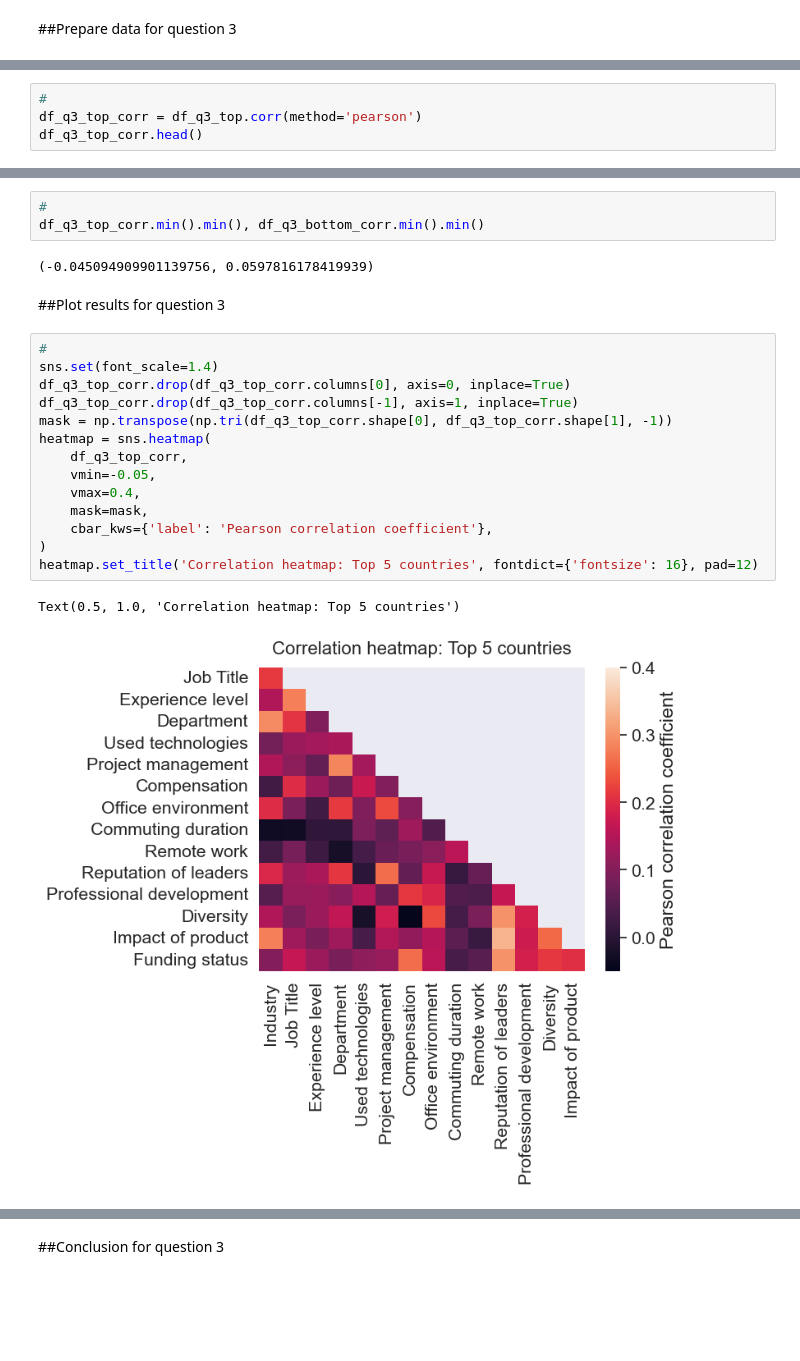
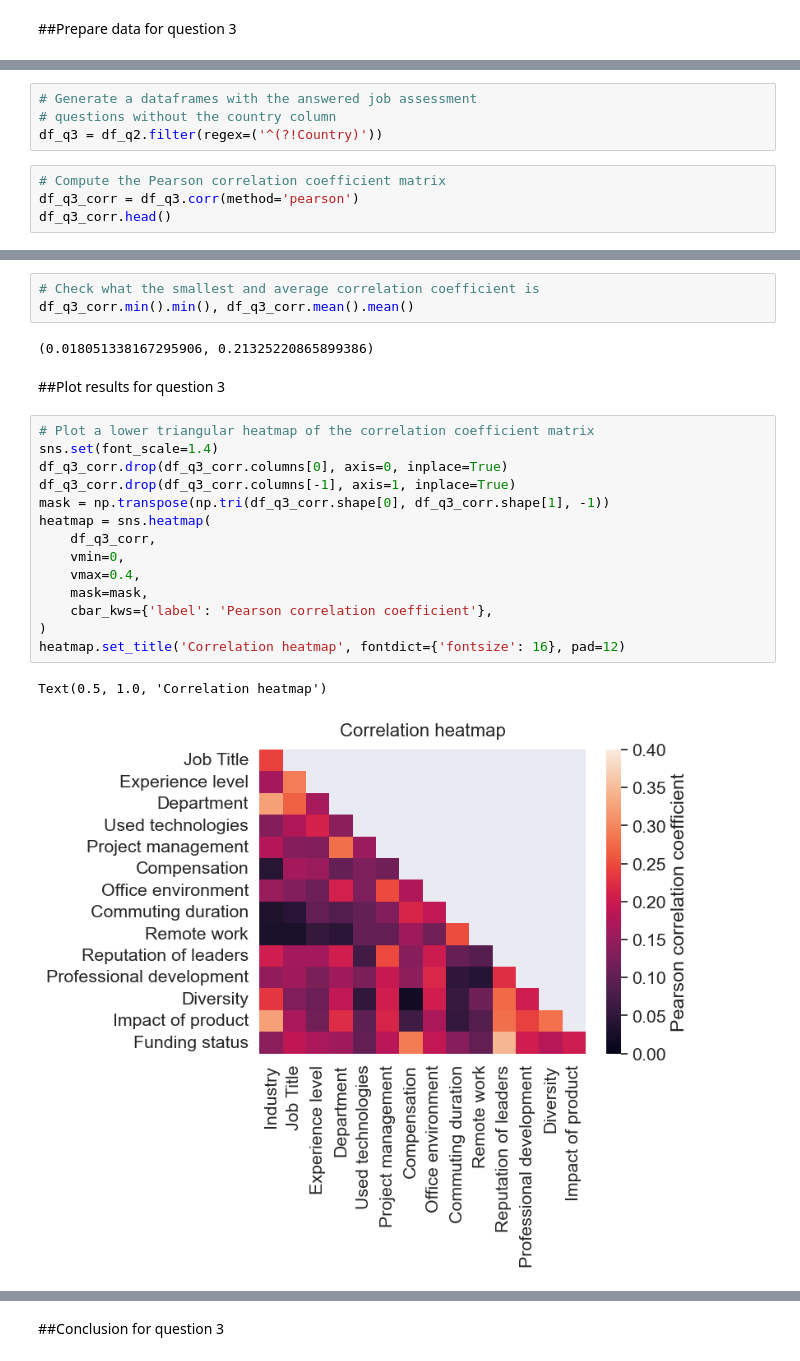
Before and after one commit to GianMan89/stackoverflow_survey_2017, a Jupyter notebook: src/nb_analysis.ipynb, the cells around one changed output, grey strips where cells are left out. Cells and saved outputs as stored; diff of their text form; blank space fills up the shorter version.

Commit message:
Revised questions 2 and 3; added comments and markdowns;

```diff
--- a/src/nb_analysis.ipynb
+++ b/src/nb_analysis.ipynb
@@ -360,6 +404,10 @@ df_q3_bottom = df_q2[df_q2['Country'].isin(df_q1.index[:5])].filter(regex=('^(?!
+# %%
+# Generate a dataframes with the answered job assessment
+# questions without the country column
+df_q3 = df_q2.filter(regex=('^(?!Country)'))
 # %%
-#
-df_q3_top_corr = df_q3_top.corr(method='pearson')
-df_q3_top_corr.head()
+# Compute the Pearson correlation coefficient matrix
+df_q3_corr = df_q3.corr(method='pearson')
+df_q3_corr.head()
 # %% [output]
 |  | Industry | Job Title | Experience level | Department | Used technologies | Project management | ... |
@@ -381,24 +419,24 @@ df_q3_bottom_corr.head()
-# %%
-#
-df_q3_top_corr.min().min(), df_q3_bottom_corr.min().min()
-# %% [output]
-(-0.045094909901139756, 0.0597816178419939)
+# %%
+# Check what the smallest and average correlation coefficient is
+df_q3_corr.min().min(), df_q3_corr.mean().mean()
+# %% [output]
+(0.018051338167295906, 0.21325220865899386)
 # %% [markdown]
 ##Plot results for question 3
 # %%
-#
+# Plot a lower triangular heatmap of the correlation coefficient matrix
 sns.set(font_scale=1.4)
-df_q3_top_corr.drop(df_q3_top_corr.columns[0], axis=0, inplace=True)
-df_q3_top_corr.drop(df_q3_top_corr.columns[-1], axis=1, inplace=True)
-mask = np.transpose(np.tri(df_q3_top_corr.shape[0], df_q3_top_corr.shape[1], -1))
+df_q3_corr.drop(df_q3_corr.columns[0], axis=0, inplace=True)
+df_q3_corr.drop(df_q3_corr.columns[-1], axis=1, inplace=True)
+mask = np.transpose(np.tri(df_q3_corr.shape[0], df_q3_corr.shape[1], -1))
 heatmap = sns.heatmap(
-    df_q3_top_corr,
-    vmin=-0.05,
+    df_q3_corr,
+    vmin=0,
     vmax=0.4,
     mask=mask,
     cbar_kws={'label': 'Pearson correlation coefficient'},
 )
-heatmap.set_title('Correlation heatmap: Top 5 countries', fontdict={'fontsize': 16}, pad=12)
+heatmap.set_title('Correlation heatmap', fontdict={'fontsize': 16}, pad=12)
 # %% [output]
-Text(0.5, 1.0, 'Correlation heatmap: Top 5 countries')
+Text(0.5, 1.0, 'Correlation heatmap')
-[figure, old version]
+[figure, new version]
```
Also changed, not shown: parts of 27 cells of this notebook.
